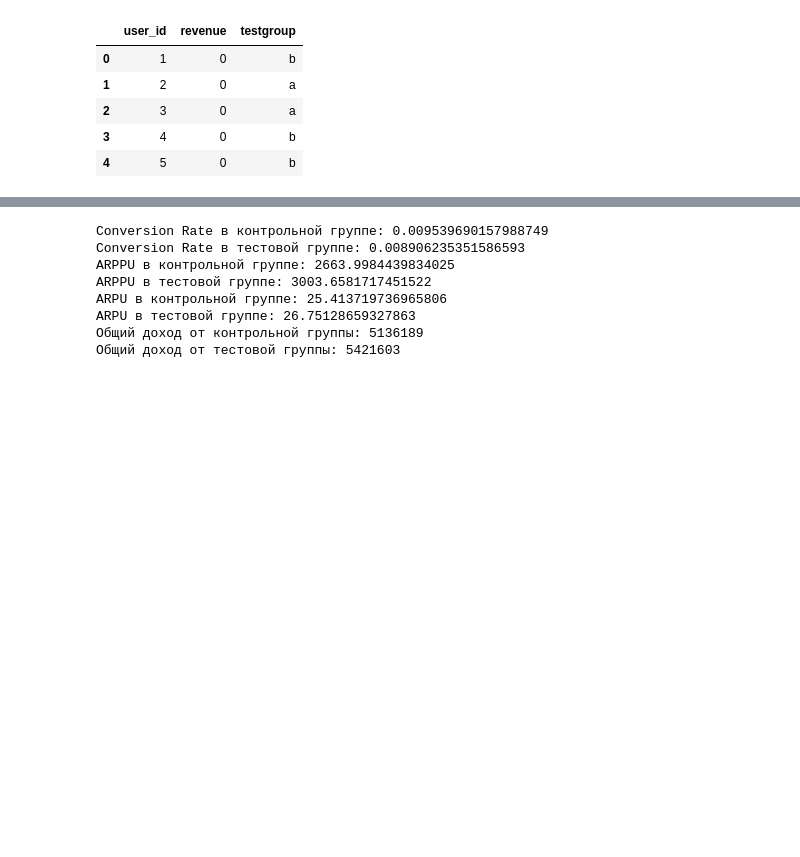
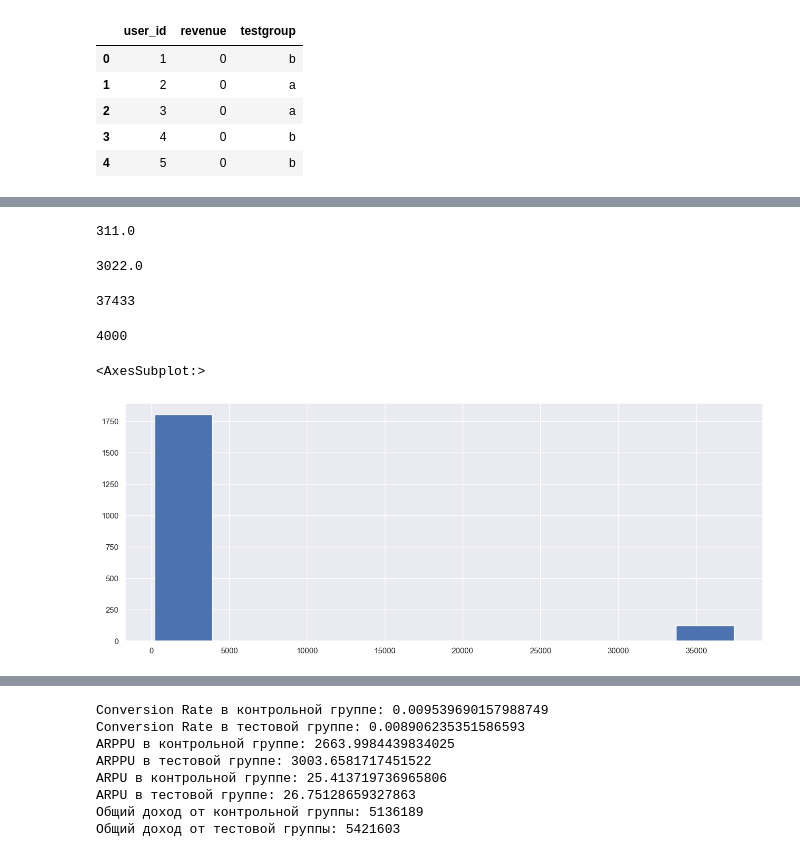
Before and after one commit to Safar2003/project, a Jupyter notebook: project_final_course_pet.ipynb, the cells around one changed output, grey strips where cells are left out. Saved outputs shown, nothing was run; the diff lists cells and outputs as text; code cells hidden in the pictures; blank space fills up the shorter version.

```diff
--- a/project_final_course_pet.ipynb
+++ b/project_final_course_pet.ipynb
@@ -354,0 +535,26 @@ test_group = df[df['testgroup'] == 'b']
+# %%
+# Находим медиану для контрольных данных которые "revenue" больше 0
+control_group.query('revenue > 0')['revenue'].median()
+# %% [output]
+311.0
+# %%
+# Находим медиану для тестовых данных которые "revenue" больше 0
+test_group.query('revenue > 0')['revenue'].median()
+# %% [output]
+3022.0
+# %%
+# Максимальнач значение для контрольных данных которые "revenue" больше 0
+control_group.query('revenue > 0')['revenue'].max()
+# %% [output]
+37433
+# %%
+# Максимальнач значение для тестовых данных которые "revenue" больше 0
+test_group.query('revenue > 0')['revenue'].max()
+# %% [output]
+4000
+# %%
+# Гистограмма по котрольному "revenue" значения
+control_revenue.hist()
+# %% [output]
+<AxesSubplot:>
+[figure, added]
```
Also changed, not shown: parts of 44 cells of this notebook.
